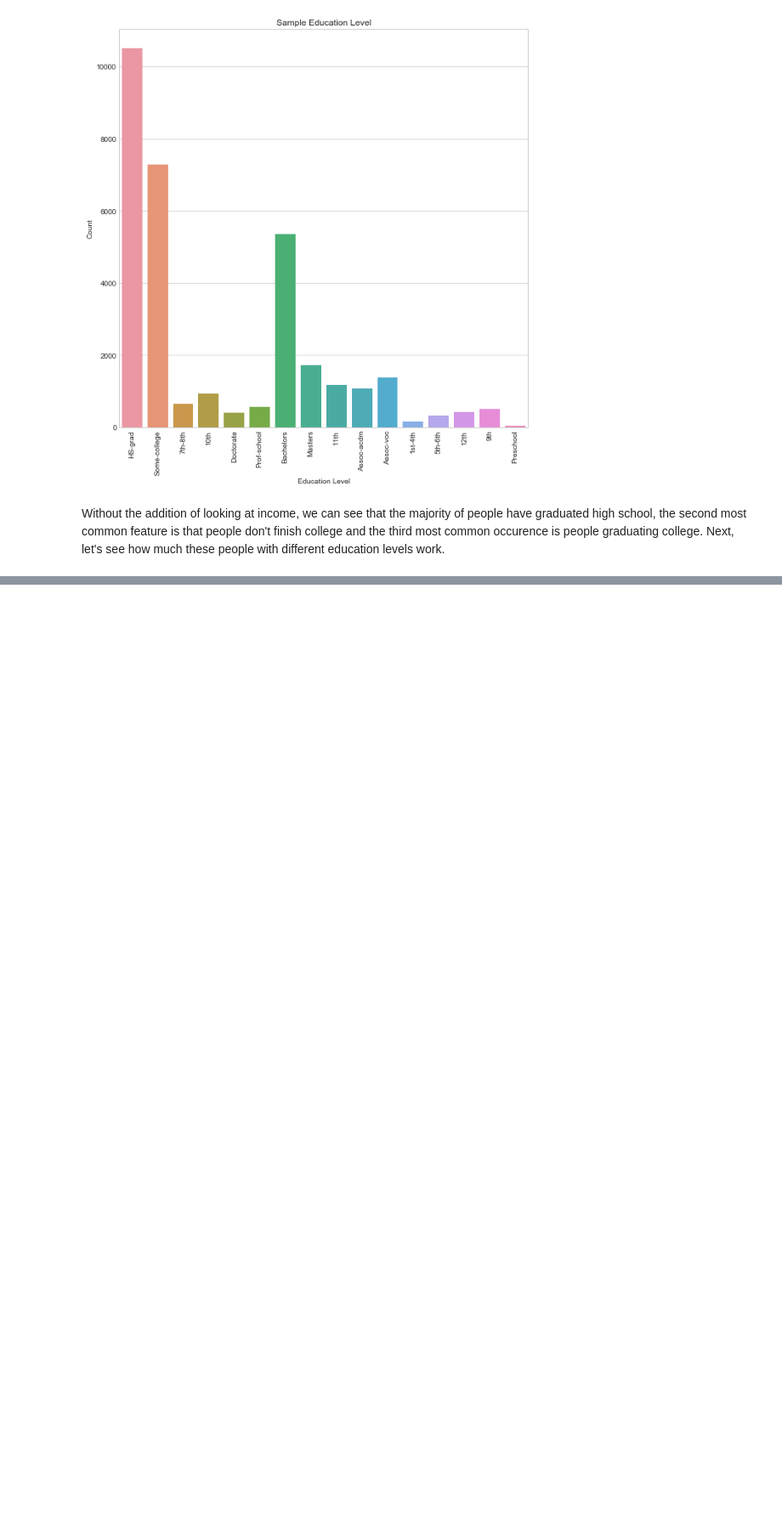
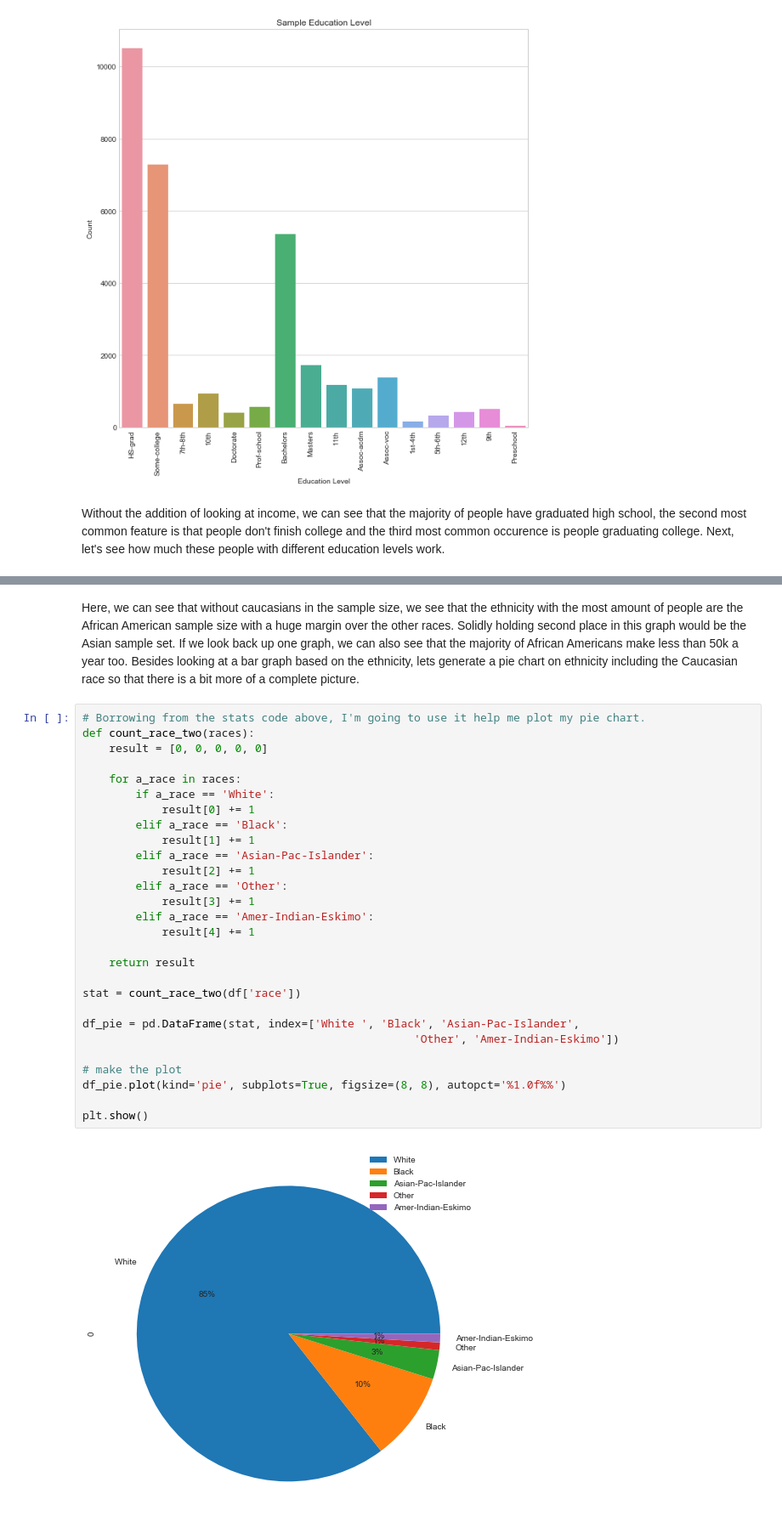
Before and after one commit to lamkg/Thinkful-Prep-Project, a Jupyter notebook: Prep Capstone .ipynb, the cells around one changed output, grey strips where cells are left out. Shown at 85% size. Saved outputs shown, nothing was run; the diff lists cells and outputs as text; blank space fills up the shorter version.

```diff
--- a/Prep Capstone .ipynb
+++ b/Prep Capstone .ipynb
@@ -225,0 +286,33 @@ Is there a difference in incomes between sexes?. What about race?
+# %% [markdown]
+Here, we can see that without caucasians in the sample size, we see that the ethnicity with the most amount of people are the African American sample size with a huge margin over the other races. Solidly holding second place in this graph would be the Asian sample set. If we look back up one graph, we can also see that the majority of African Americans make less than 50k a year too.
+Besides looking at a bar graph based on the ethnicity, lets generate a pie chart on ethnicity including the Caucasian race so that there is a bit more of a complete picture.
+# %%
+# Borrowing from the stats code above, I'm going to use it help me plot my pie chart.
+def count_race_two(races):
+    result = [0, 0, 0, 0, 0]
+
+    for a_race in races:
+        if a_race == 'White':
+            result[0] += 1
+        elif a_race == 'Black':
+            result[1] += 1
+        elif a_race == 'Asian-Pac-Islander':
+            result[2] += 1
+        elif a_race == 'Other':
+            result[3] += 1
+        elif a_race == 'Amer-Indian-Eskimo':
+            result[4] += 1
+
+    return result
+
+stat = count_race_two(df['race'])
+
+df_pie = pd.DataFrame(stat, index=['White ', 'Black', 'Asian-Pac-Islander',
+                                                  'Other', 'Amer-Indian-Eskimo'])
+
+# make the plot
+df_pie.plot(kind='pie', subplots=True, figsize=(8, 8), autopct='%1.0f%%')
+
+plt.show()
+# %% [output]
+[figure, added]
```
Also changed, not shown: parts of 25 cells of this notebook.
